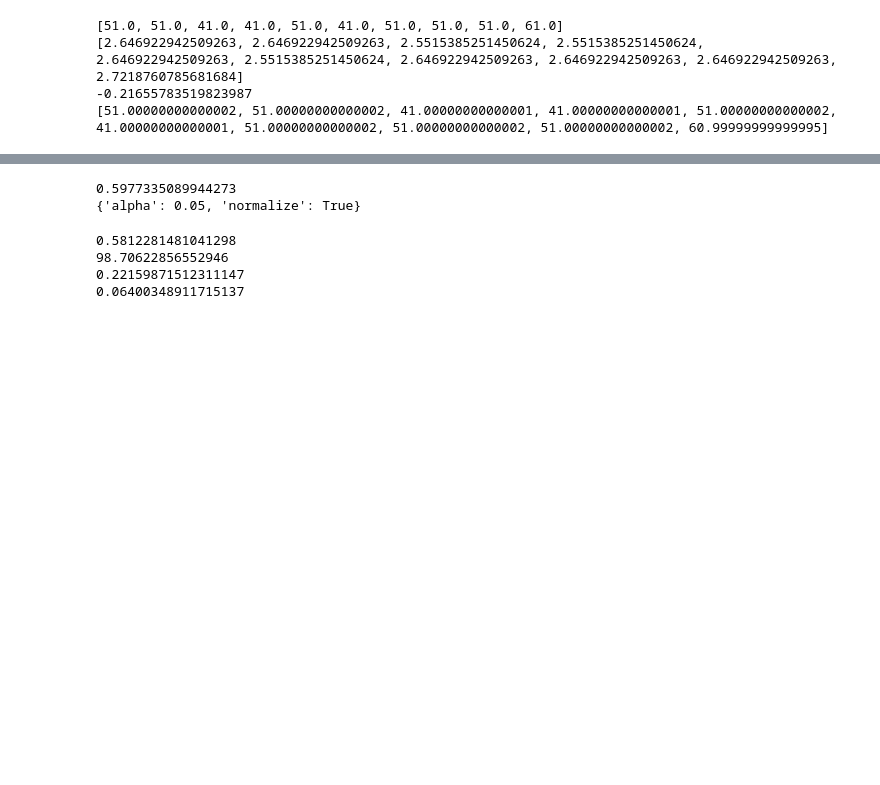
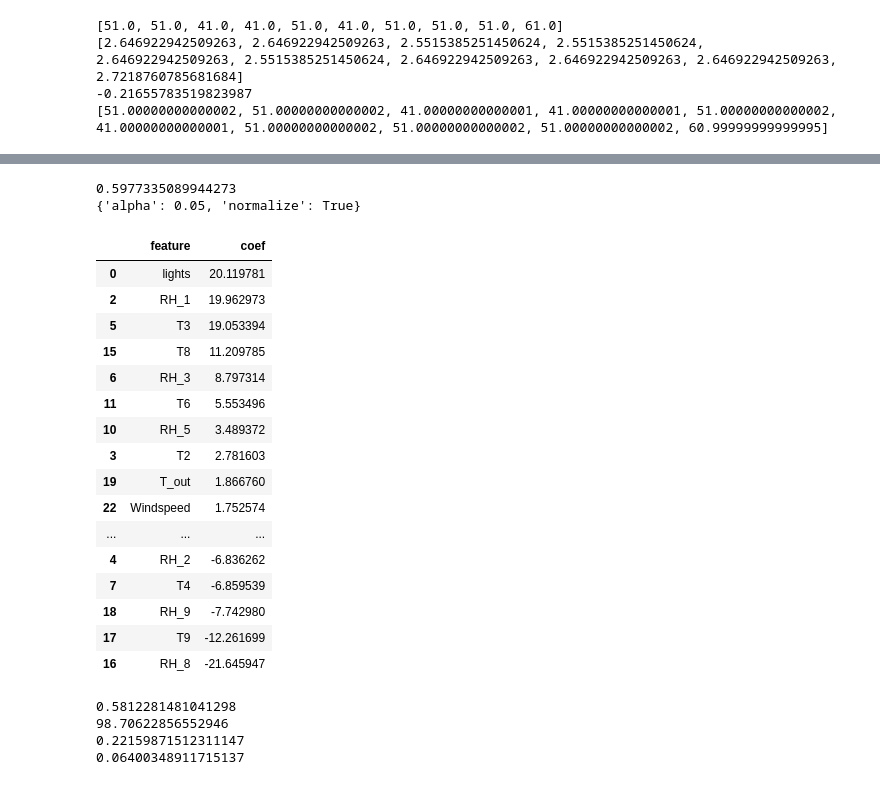
Before and after one commit to kparthan/electricity-usage-analysis, a Jupyter notebook: Linear Modelling Ridge Regression.ipynb, the cells around one changed output, grey strips where cells are left out. Saved outputs shown, nothing was run; the diff lists cells and outputs as text; code cells hidden in the pictures; blank space fills up the shorter version.

```diff
--- a/Linear Modelling Ridge Regression.ipynb
+++ b/Linear Modelling Ridge Regression.ipynb
@@ -53,7 +51,7 @@ pd.set_option('display.max_rows', None)
 def root_mean_squared_error(y_true, y_pred):
     return np.sqrt(mean_squared_error(y_true, y_pred))
 # %%
-df3 = pd.read_csv('df3.csv', header='infer')
-df3.set_index('date', inplace=True)
-df3['Hour'] = df3['Hour'].astype(str)
+df = pd.read_csv('df3.csv', header='infer')
+df.set_index('date', inplace=True)
+df['Hour'] = df['Hour'].astype(str)
 # %%
@@ -98,15 +96,18 @@ if 0:
 -0.21655783519823987
 [51.00000000000002, 51.00000000000002, 41.00000000000001, 41.00000000000001, 51.00000000000002, 41.00000000000001, 51.00000000000002, 51.00000000000002, 51.00000000000002, 60.99999999999995]
 # %%
-# df3
-def get_filtered_df(excluded_cols):
-    features = [col for col in df3.columns if col not in excluded_cols]
-    X = df3[features]
-    y = df3['Appliances']
+# df
+def get_filtered_df(df, excluded_cols):
+    features = [col for col in df.columns if col not in excluded_cols]
+    X = df[features].copy()
+    y = df['Appliances']
     return (X, y)
 # %%
-def log_transform(v, subtract_min=1):
+def log_transform(v, subtract_min=1, add_one=0):
     vt = v
     if (subtract_min):
         vt = v - v.min() + 1
+    elif (add_one):
+        vt = v + 1
+
     return np.log(vt)
@@ -162,7 +187,7 @@ model_parameter_grid = {
 %%time
 
 excluded_cols = ['Appliances', 'Weekday', 'Hour']
-X, y = get_filtered_df(excluded_cols)
+X, y = get_filtered_df(df, excluded_cols)
 
 # log transform of Appliances variable
 Xt = X
@@ -176,9 +201,27 @@ Wall time: 2.49 s
 # %%
 print(-grid_object.best_score_)
 print(grid_object.best_params_)
+pd.DataFrame.from_dict({'feature': Xt.columns.tolist(), 'coef': optimal_model.coef_}).sort_values('coef', ascending=False)
 # %% [output]
 0.5977335089944273
 {'alpha': 0.05, 'normalize': True}
+|  | feature | coef |
+| 0 | lights | 20.119781 |
+| 2 | RH_1 | 19.962973 |
+| 5 | T3 | 19.053394 |
+| 15 | T8 | 11.209785 |
+| 6 | RH_3 | 8.797314 |
+| 11 | T6 | 5.553496 |
+| 10 | RH_5 | 3.489372 |
+| 3 | T2 | 2.781603 |
+| 19 | T_out | 1.866760 |
+| 22 | Windspeed | 1.752574 |
+| ... | ... | ... |
+| 4 | RH_2 | -6.836262 |
+| 7 | T4 | -6.859539 |
+| 18 | RH_9 | -7.742980 |
+| 17 | T9 | -12.261699 |
+| 16 | RH_8 | -21.645947 |
 # %%
 # model evaluation
 predicted = optimal_model.predict(Xt)
```
Also changed, not shown: parts of 23 cells of this notebook, 1 other file.
